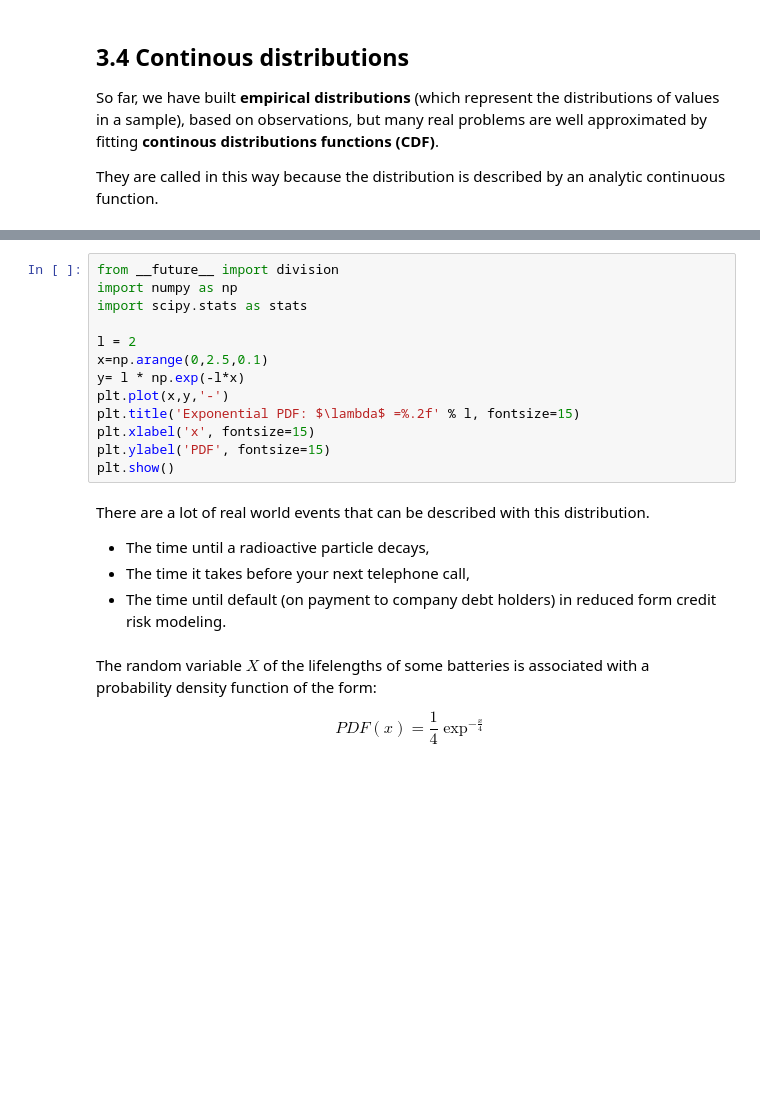
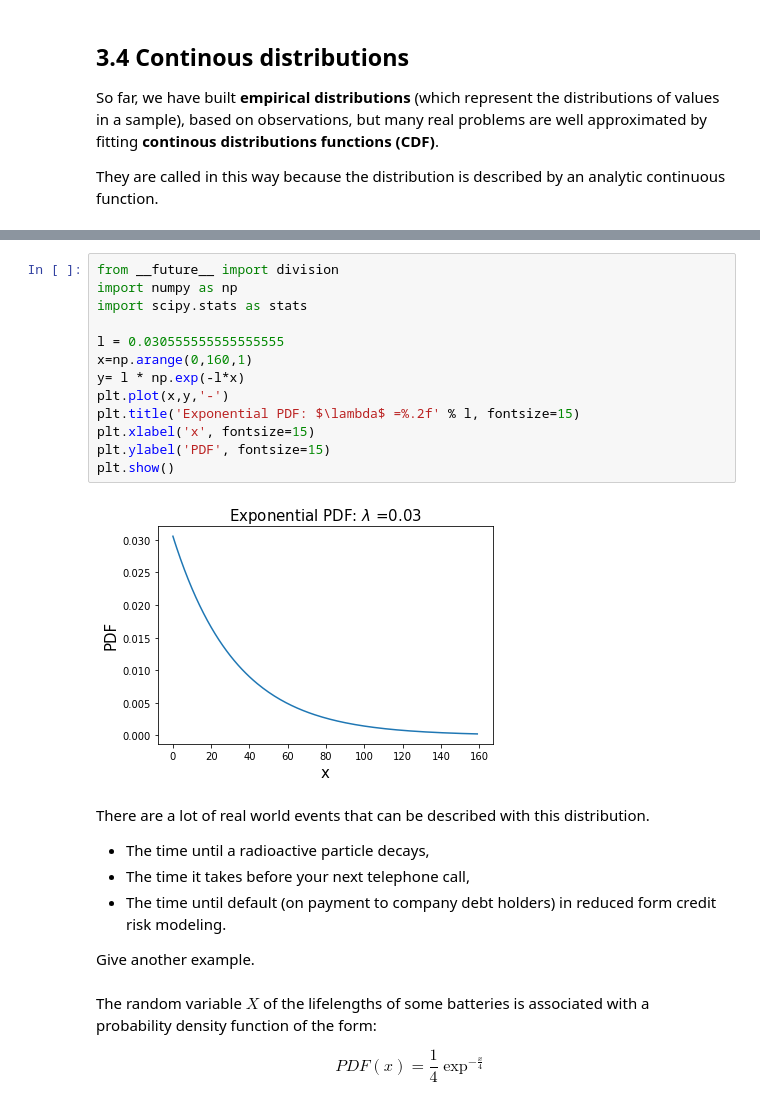
Before and after one commit to rogroc/Postgrau-Data-Science-UB, a Jupyter notebook: 6_ComputationalStatistics/6. Computational Statistics for Data Analysis IIpart.ipynb, the cells around one changed output, grey strips where cells are left out. Cells and saved outputs as stored; diff of their text form; blank space fills up the shorter version.

```diff
--- a/6_ComputationalStatistics/6. Computational Statistics for Data Analysis IIpart.ipynb
+++ b/6_ComputationalStatistics/6. Computational Statistics for Data Analysis IIpart.ipynb
@@ -210,21 +314,25 @@ plt.show()
 # %%
 from __future__ import division
 import numpy as np
 import scipy.stats as stats
 
-l = 2
-x=np.arange(0,2.5,0.1)
+l = 0.030555555555555555
+x=np.arange(0,160,1)
 y= l * np.exp(-l*x)
 plt.plot(x,y,'-')
 plt.title('Exponential PDF: $\lambda$ =%.2f' % l, fontsize=15)
 plt.xlabel('x', fontsize=15)
 plt.ylabel('PDF', fontsize=15)
 plt.show()
+# %% [output]
+[figure, added]
 # %% [markdown]
 There are a lot of real world events that can be described with this distribution.
 * The time until a radioactive particle decays,
 * The time it takes before your next telephone call,
 * The time until default (on payment to company debt holders) in reduced form credit risk modeling.
+
+Give another example.
 # %% [markdown]
 The random variable $X$ of the lifelengths of some batteries is associated with a probability density function of the form:
 
```
Also changed, not shown: parts of 46 cells of this notebook, 1 other file.
